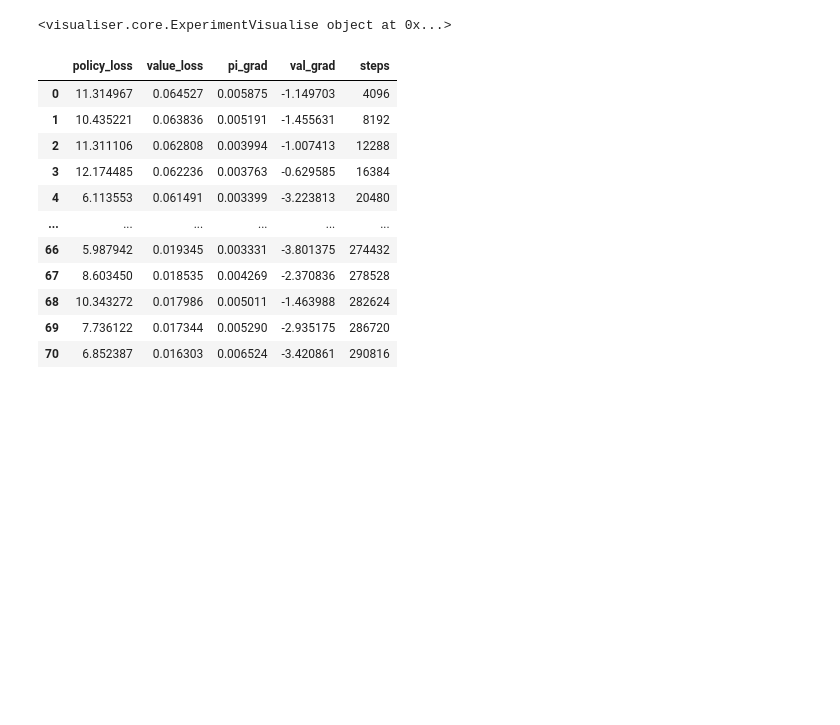
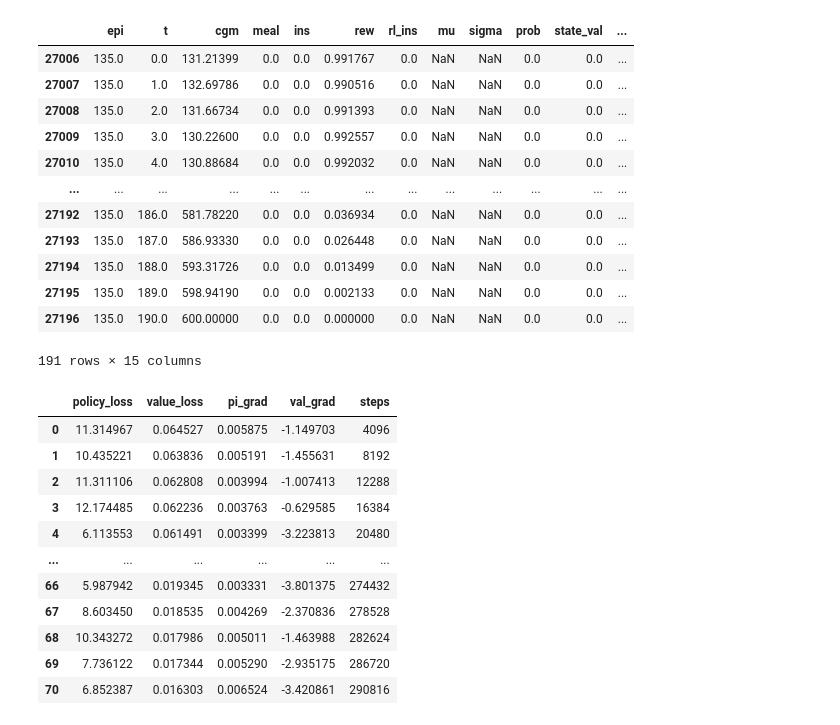
Before and after one commit to RL4H/G2P2C, a Jupyter notebook: visualiser/notebooks/individual_analyzer.ipynb, the cells around one changed output. Saved outputs shown, nothing was run; the diff lists cells and outputs as text; code cells hidden in the pictures; blank space fills up the shorter version.

```diff
--- a/visualiser/notebooks/individual_analyzer.ipynb
+++ b/visualiser/notebooks/individual_analyzer.ipynb
@@ -113,8 +153,20 @@ plot_training_action_summary(target_exp, horizon=256)
 ... (11 outputs left out)
 # %%
-print(exp1)
+target_exp.get_test_episode(0, 135)
 # %% [output]
+|  | epi | t | cgm | meal | ins | rew | rl_ins | mu | sigma | prob | state_val | ... |
+| 27006 | 135.0 | 0.0 | 131.21399 | 0.0 | 0.0 | 0.991767 | 0.0 | NaN | NaN | 0.0 | 0.0 | ... |
+| 27007 | 135.0 | 1.0 | 132.69786 | 0.0 | 0.0 | 0.990516 | 0.0 | NaN | NaN | 0.0 | 0.0 | ... |
+| 27008 | 135.0 | 2.0 | 131.66734 | 0.0 | 0.0 | 0.991393 | 0.0 | NaN | NaN | 0.0 | 0.0 | ... |
+| 27009 | 135.0 | 3.0 | 130.22600 | 0.0 | 0.0 | 0.992557 | 0.0 | NaN | NaN | 0.0 | 0.0 | ... |
+| 27010 | 135.0 | 4.0 | 130.88684 | 0.0 | 0.0 | 0.992032 | 0.0 | NaN | NaN | 0.0 | 0.0 | ... |
+| ... | ... | ... | ... | ... | ... | ... | ... | ... | ... | ... | ... | ... |
+| 27192 | 135.0 | 186.0 | 581.78220 | 0.0 | 0.0 | 0.036934 | 0.0 | NaN | NaN | 0.0 | 0.0 | ... |
+| 27193 | 135.0 | 187.0 | 586.93330 | 0.0 | 0.0 | 0.026448 | 0.0 | NaN | NaN | 0.0 | 0.0 | ... |
+| 27194 | 135.0 | 188.0 | 593.31726 | 0.0 | 0.0 | 0.013499 | 0.0 | NaN | NaN | 0.0 | 0.0 | ... |
+| 27195 | 135.0 | 189.0 | 598.94190 | 0.0 | 0.0 | 0.002133 | 0.0 | NaN | NaN | 0.0 | 0.0 | ... |
+| 27196 | 135.0 | 190.0 | 600.00000 | 0.0 | 0.0 | 0.000000 | 0.0 | NaN | NaN | 0.0 | 0.0 | ... |
-<visualiser.core.ExperimentVisualise object at 0x...>
+191 rows × 15 columns
 # %%
 exp_vis['1']['id'].get_training_logs()
 # %% [output]
```
Also changed, not shown: parts of 2 cells of this notebook, 14 other files.
